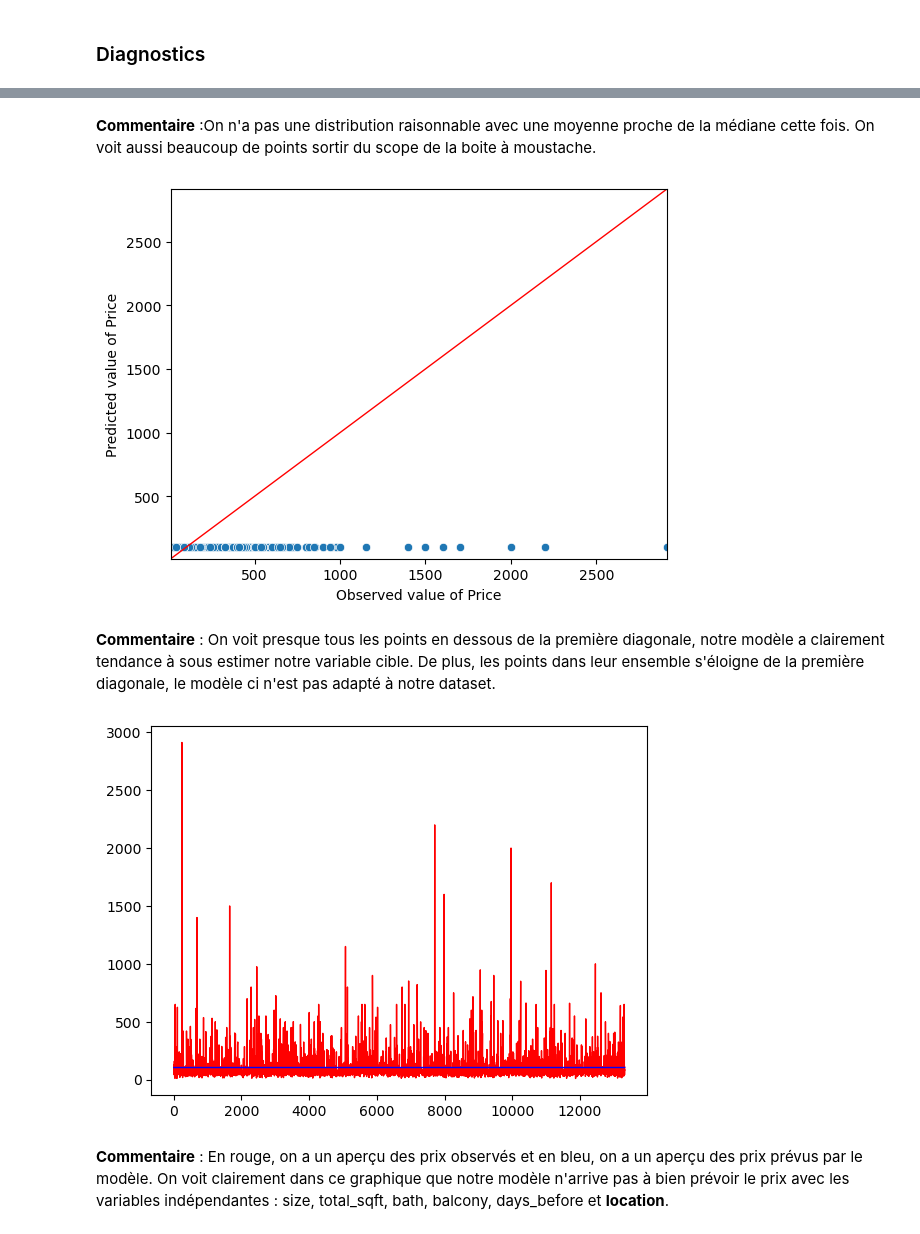
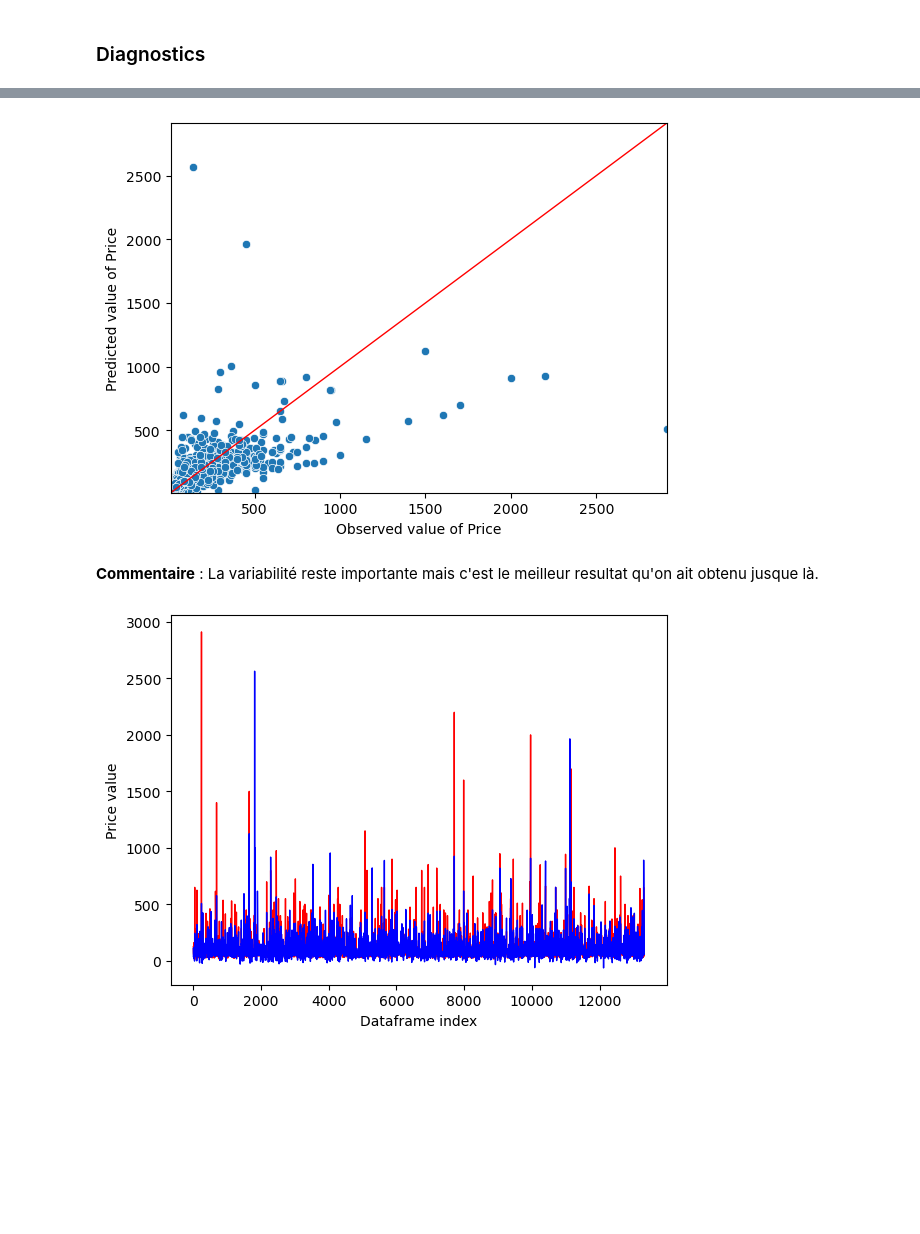
Before and after one commit to MateoDubernet/data-science-project-2, a Jupyter notebook: projet.ipynb, the cells around one changed output, grey strips where cells are left out. Drawn from its saved outputs; the diff is of its cells as text; code cells hidden in the pictures; blank space fills up the shorter version.

```diff
--- a/projet.ipynb
+++ b/projet.ipynb
@@ -999,10 +1176,13 @@ fullX, fullX_test = fullX.align(fullX_test, fill_value=0)
-# %%
-#Mettre les colonnes de fullX et fullX_test dans le même ordre
-fullX = fullX.sort_values(by=sorted(fullX.columns))
-fullX_test = fullX_test.sort_values(by=sorted(fullX_test.columns))
 # %%
-#La méthode align ajoute la valeur 0 à toutes les colonnes manquantes dans les deux dataframes.
-#Il remplit également de 0 toutes les valeurs manquantes dans l'un ou l'autre des dataframes.
-#Il faut supprimer toutes les lignes ajoutés à fullX et fullX_test
-fullX = fullX.head(X.shape[0])
-fullX_test = fullX_test.head(X_test.shape[0])
+# Ajouter à fullX_test les colonnes manquantes dans fullX et vice versa et les mettre à 0 pour avoir le même shape
+# fullX, fullX_test = fullX.align(fullX_test, fill_value=0)
+
+# Mettre les colonnes de fullX et fullX_test dans le même ordre
+# fullX = fullX.sort_values(by=sorted(fullX.columns))
+# fullX_test = fullX_test.sort_values(by=sorted(fullX_test.columns))
+
+# La méthode align ajoute la valeur 0 à toutes les colonnes manquantes dans les deux dataframes.
+# Il remplit également de 0 toutes les valeurs manquantes dans l'un ou l'autre des dataframes.
+# Il faut supprimer toutes les lignes ajoutés à fullX et fullX_test
+# fullX = fullX.head(X.shape[0])
+# fullX_test = fullX_test.head(X_test.shape[0])
@@ -1041,3 +1189,6 @@ fullX_test
+# %%
+# Rajouter un join='left' dans la méthode align permet d'éviter des problèmes de shape pour bien entrainer le modèle
+fullX, fullX_test = fullX.align(fullX_test, join='left', axis=1, fill_value=0)
 # %%
 model = LinearRegression(fit_intercept=True)
 model_result = model.fit(fullX, Y)
@@ -1047,8 +1198,8 @@ LinearRegression()
 # %%
 y_mlr_location_pred_test = model.predict(fullX_test)
 # %%
-predictions = df_test
-predictions['price_pred'] = y_mlr_location_pred_test
+predictions = df_test.copy()
+predictions['price_mlr_pred'] = y_mlr_location_pred_test
 
 modele_location_predictions = predictions[['size', 'total_sqft', 'bath', 'balcony', 'days_before', 'location', 'price', 'price_mlr_pred']]
 modele_location_predictions
@@ -1107,11 +1257,9 @@ sb.boxplot(x=residuals, showmeans=True);
-# %% [markdown]
-**Commentaire** :On n'a pas une distribution raisonnable avec une moyenne proche de la médiane cette fois. On voit aussi beaucoup de points sortir du scope de la boite à moustache.
 # %%
-#Fit plot
+# Fit plot
 Y_max = df_test['price'].max()
 Y_min = df_test['price'].min()
 
-ax = sb.scatterplot(x=df_test['price'], y=y_mlr_location_pred_test)
+ax = sb.scatterplot(x=df_test['price'], y=modele_location_predictions['price_mlr_pred'])
 ax.set(ylim=(Y_min, Y_max))
 ax.set(xlim=(Y_min, Y_max))
 ax.set_xlabel("Observed value of Price")
@@ -1121,14 +1269,14 @@ X_ref = Y_ref = np.linspace(Y_min, Y_max, 100)
 plt.plot(X_ref, Y_ref, color='red', linewidth=1)
 plt.show()
 # %% [output]
-[figure, old version]
+[figure, new version]
-# %% [markdown]
-**Commentaire** : On voit presque tous les points en dessous de la première diagonale, notre modèle a clairement tendance à sous estimer notre variable cible. De plus, les points dans leur ensemble s'éloigne de la première diagonale, le modèle ci n'est pas adapté à notre dataset.
+# %% [markdown]
+**Commentaire** : La variabilité reste importante mais c'est le meilleur resultat qu'on ait obtenu jusque là.
 # %%
 plt.plot(sorted(df_test.index), df_test['price'], color='red', linewidth=1)
-plt.plot(sorted(df_test.index), y_mlr_location_pred_test, color='blue', linewidth=1)
+plt.plot(sorted(df_test.index), modele_location_predictions['price_mlr_pred'], color='blue', linewidth=1)
+plt.xlabel('Dataframe index')
+plt.ylabel('Price value')
 plt.show()
 # %% [output]
-[figure, old version]
+[figure, new version]
-# %% [markdown]
-**Commentaire** : En rouge, on a un aperçu des prix observés et en bleu, on a un aperçu des prix prévus par le modèle. On voit clairement dans ce graphique que notre modèle n'arrive pas à bien prévoir le prix avec les variables indépendantes : size, total_sqft, bath, balcony, days_before et **location**.
```
Also changed, not shown: parts of 109 cells of this notebook.
